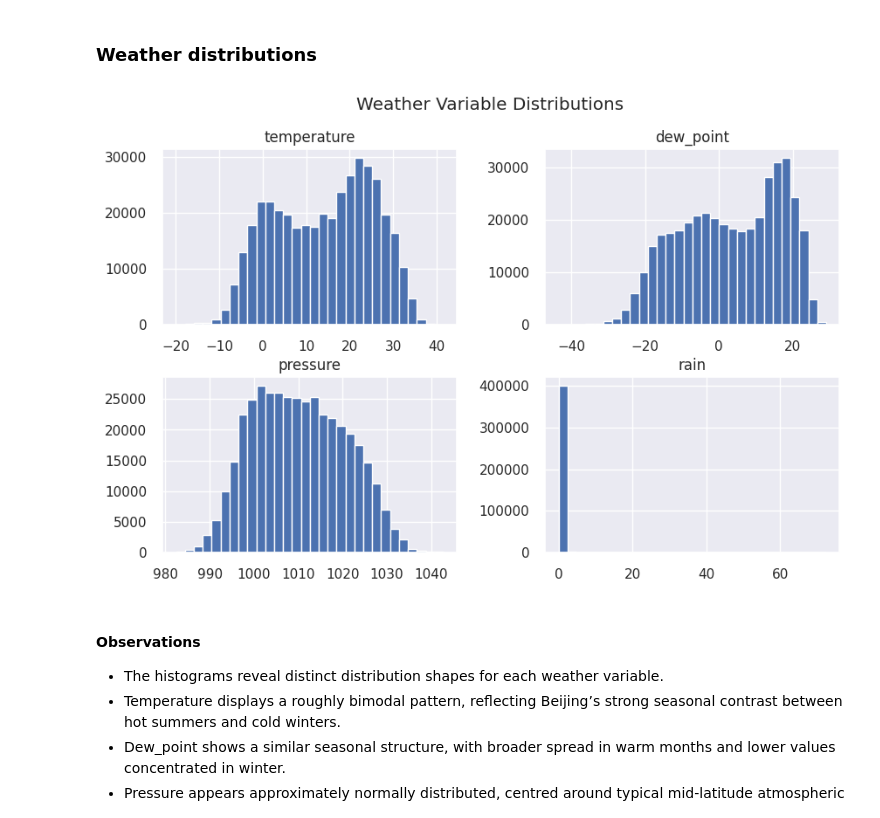
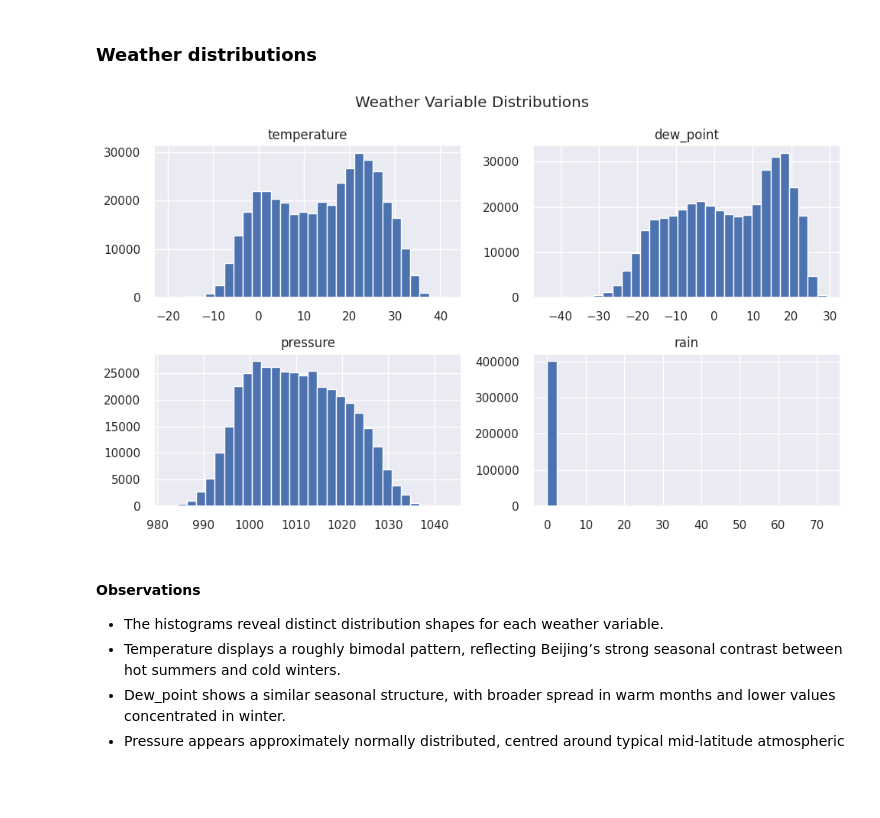
Before and after one commit to RSE1982/beijing-air-quality, a Jupyter notebook: notebooks/03_initial_eda.ipynb, the cells around one changed output. Drawn from its saved outputs; the diff is of its cells as text; code cells hidden in the pictures; blank space fills up the shorter version.

```diff
--- a/notebooks/03_initial_eda.ipynb
+++ b/notebooks/03_initial_eda.ipynb
@@ -300,11 +302,12 @@ Overall, the PM2.5 boxplot demonstrates the pollutant’s highly skewed and epis
 # %%
 weather_cols = ["temperature", "dew_point", "pressure", "rain"] # Weather-related columns
 df[weather_cols].hist(figsize=(10,6), bins=30) # Histograms for weather variables
 plt.suptitle("Weather Variable Distributions") # set title
+plt.tight_layout() # Adjust layout
 plt.savefig(FIGURES_PATH / "weather_variable_distributions.png") # Save figure
 plt.show() # Show plot
 # %% [output]
-[figure, old version]
+[figure, new version]
 # %% [markdown]
 #### Observations
 
```
Also changed, not shown: parts of 3 cells of this notebook, 21 other files.
